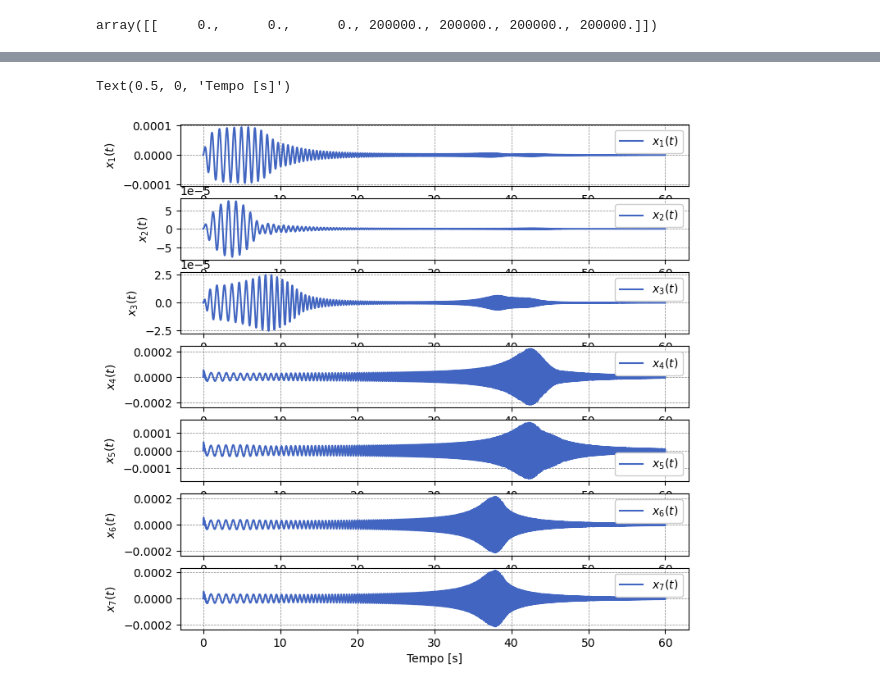
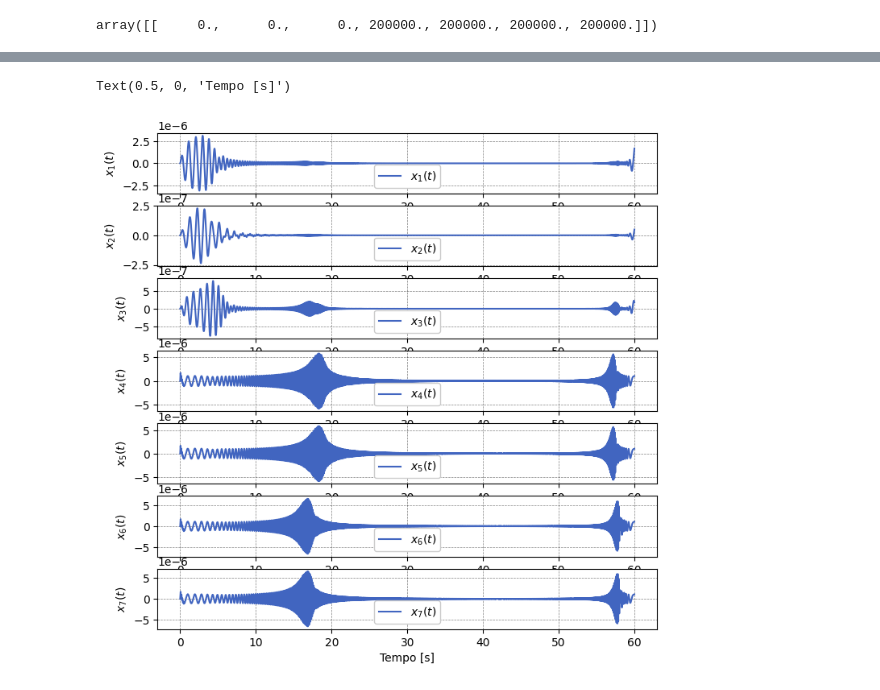
Before and after one commit to miguellrodrigues/dinamica_veicular, a Jupyter notebook: full_car/sim.ipynb, the cells around one changed output, grey strips where cells are left out. Saved outputs shown, nothing was run; the diff lists cells and outputs as text; code cells hidden in the pictures.

```diff
--- a/full_car/sim.ipynb
+++ b/full_car/sim.ipynb
@@ -171,0 +132,37 @@ The PostScript backend does not support transparency; partially transparent arti
+# %%
+inputs = [3,4,5,6]
+outputs= [0,1,2]
+
+G = []
+f1, axs_mag = plt.subplots(4, 3, figsize=(10, 8), sharex=True, tight_layout=True)
+f2, axs_phase= plt.subplots(4, 3, figsize=(10, 8), sharex=True, tight_layout=True)
+
+colors = ['C0', 'C1', 'C2', 'C3', 'C4', 'C5', 'C6', 'tab:orange', 'tab:purple', 'tab:brown', 'tab:pink', 'tab:gray', 'tab:olive', 'tab:cyan']
+
+for i in range(len(inputs)):
+    for j in range(len(outputs)):
+        input = inputs[i]
+        output = outputs[j]
+
+        G = tf[output,input]
+
+        mag, phase, omega = ct.bode(G, plot=False, dB=True, Hz=False)
+
+        axs_mag[i,j].loglog()
+        axs_mag[i,j].plot(omega/(2*np.pi), mag, linewidth=2, color=colors[i+j])
+        axs_mag[i,j].text(0.1, 0.1, r'$G_{%d%d}$' % (output+1, input+1), transform=axs_mag[i,j].transAxes, fontsize=14, verticalalignment='bottom', bbox=dict(facecolor='white', alpha=0.5))
+
+        axs_phase[i,j].semilogx()
+        axs_phase[i,j].plot(omega/(2*np.pi), np.rad2deg(phase), linewidth=2, color=colors[i+j])
+
+        if j == 0:
+            axs_mag[i,j].set_ylabel(r'Magnitude [dB]')
+            axs_phase[i,j].set_ylabel(r'Fase [deg]')
+
+        if i == 3:
+            axs_mag[i,j].set_xlabel(r'Frequência [Hz]')
+            axs_phase[i,j].set_xlabel(r'Frequência [Hz]')
+
+
+f1.savefig('bode_mag.png', dpi=300)
+f2.savefig('bode_phase.png', dpi=300)
@@ -177,36 +177,36 @@ duration = samples*sampling_period
 t = np.arange(0, samples*sampling_period, sampling_period)
 n = t.shape[0]
 
 U = np.zeros((N, n))
 
 # #
 # put a swep sine in the first wheel
 
 # Define the parameters of the sweep sine function
 start_freq = 1.  # starting frequency of the sweep in Hz
-stop_freq  = 20.0  # ending frequency of the sweep in Hz
+stop_freq  = 100.0  # ending frequency of the sweep in Hz
 
 # Generate the sweep sine signal
-w = chirp(t, f0=start_freq, f1=stop_freq, t1=duration, method='quadratic')*2*np.pi  # sweep sine waveform
+w = chirp(t, f0=start_freq, f1=stop_freq, t1=duration, method='quadratic')*.2  # sweep sine waveform
 w = w.reshape((1, n))
 
 U = np.vstack([
     np.zeros((1, n)), np.zeros((1, n)), np.zeros((1, n)), w, w, w, w
 ])
 
 t,y = ct.forced_response(sys, t, U)
 
 fig, ax = plt.subplots(N, 1, figsize=(8, 8))
 
 for i in range(N):
     ax[i].plot(t, y[i, :], label=f'$x_{i+1}(t)$')
     ax[i].set_ylabel(f'$x_{i+1}(t)$')
     ax[i].legend()
 
 plt.xlabel('Tempo [s]')
 # %% [output]
 Text(0.5, 0, 'Tempo [s]')
-[figure, old version]
+[figure, new version]
 # %%
 def fft(signal, sampling_time):
     fft = np.fft.fft(signal)
```
Also changed, not shown: parts of 4 cells of this notebook, 11 other files.
